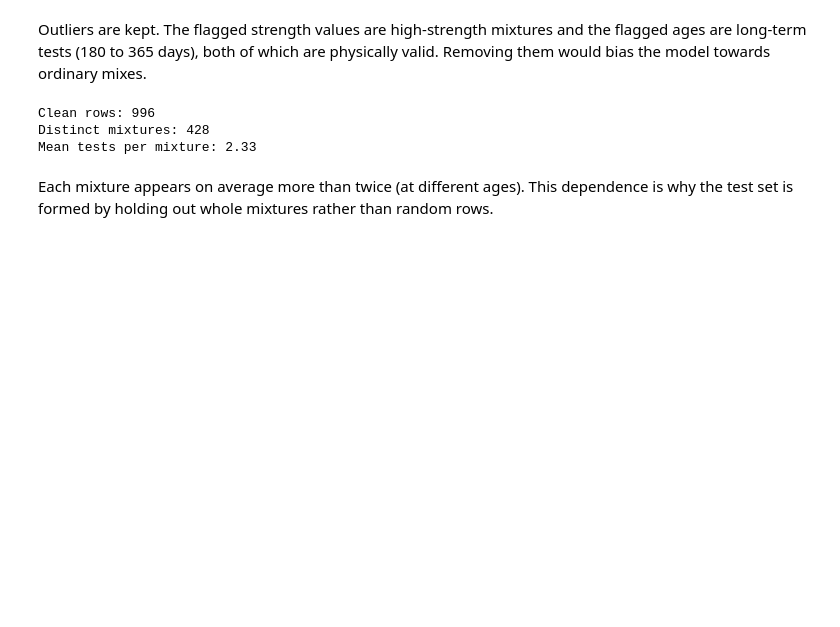
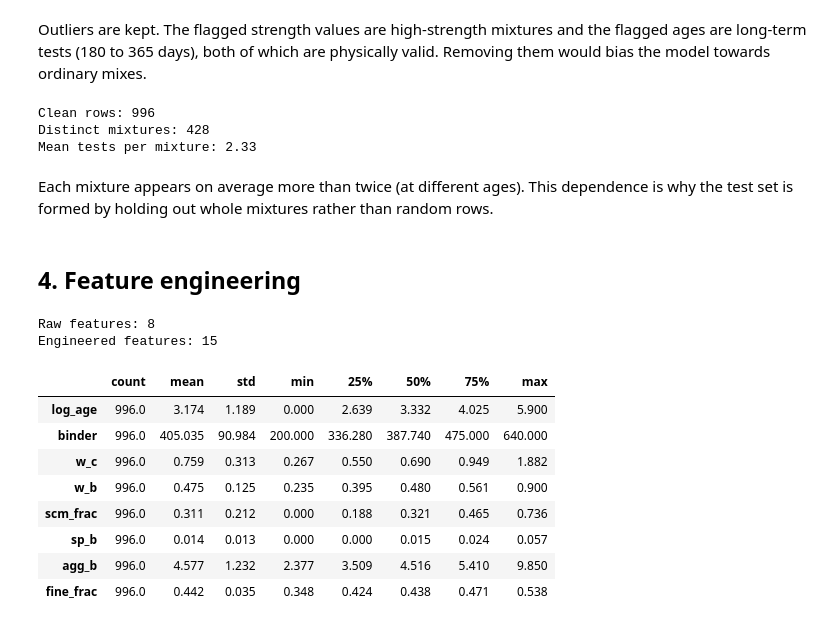
Before and after one commit to weedymif-tech/Ostaad, a Jupyter notebook: experiment.ipynb, the cells around one changed output. Cells and saved outputs as stored; diff of their text form; code cells hidden in the pictures; blank space fills up the shorter version.

```diff
--- a/experiment.ipynb
+++ b/experiment.ipynb
@@ -212,3 +212,38 @@ Distinct mixtures: 428
 Mean tests per mixture: 2.33
 # %% [markdown]
 Each mixture appears on average more than twice (at different ages). This dependence is why the test set is formed by holding out whole mixtures rather than random rows.
+# %% [markdown]
+## 4. Feature engineering
+# %%
+def add_features(d):
+    d = d.copy()
+    d["binder"] = d["cement"] + d["slag"] + d["fly_ash"]
+    d["w_c"] = d["water"] / d["cement"]
+    d["w_b"] = d["water"] / d["binder"]
+    d["scm_frac"] = (d["slag"] + d["fly_ash"]) / d["binder"]
+    d["sp_b"] = d["superplasticizer"] / d["binder"]
+    d["agg_b"] = (d["coarse_agg"] + d["fine_agg"]) / d["binder"]
+    d["fine_frac"] = d["fine_agg"] / (d["coarse_agg"] + d["fine_agg"])
+    d["log_age"] = np.log(d["age"])
+    return d
+
+df = add_features(df)
+assert np.isfinite(df.select_dtypes("number")).all().all()
+
+RAW_FEATURES = MIX + ["age"]
+ENG_FEATURES = MIX + ["log_age", "binder", "w_c", "w_b", "scm_frac", "sp_b", "agg_b", "fine_frac"]
+print("Raw features:", len(RAW_FEATURES))
+print("Engineered features:", len(ENG_FEATURES))
+df[ENG_FEATURES[7:]].describe().T
+# %% [output]
+Raw features: 8
+Engineered features: 15
+|  | count | mean | std | min | 25% | 50% | 75% | max |
+| log_age | 996.0 | 3.174 | 1.189 | 0.000 | 2.639 | 3.332 | 4.025 | 5.900 |
+| binder | 996.0 | 405.035 | 90.984 | 200.000 | 336.280 | 387.740 | 475.000 | 640.000 |
+| w_c | 996.0 | 0.759 | 0.313 | 0.267 | 0.550 | 0.690 | 0.949 | 1.882 |
+| w_b | 996.0 | 0.475 | 0.125 | 0.235 | 0.395 | 0.480 | 0.561 | 0.900 |
+| scm_frac | 996.0 | 0.311 | 0.212 | 0.000 | 0.188 | 0.321 | 0.465 | 0.736 |
+| sp_b | 996.0 | 0.014 | 0.013 | 0.000 | 0.000 | 0.015 | 0.024 | 0.057 |
+| agg_b | 996.0 | 4.577 | 1.232 | 2.377 | 3.509 | 4.516 | 5.410 | 9.850 |
+| fine_frac | 996.0 | 0.442 | 0.035 | 0.348 | 0.424 | 0.438 | 0.471 | 0.538 |
```
Also changed, not shown: parts of 4 cells of this notebook.
